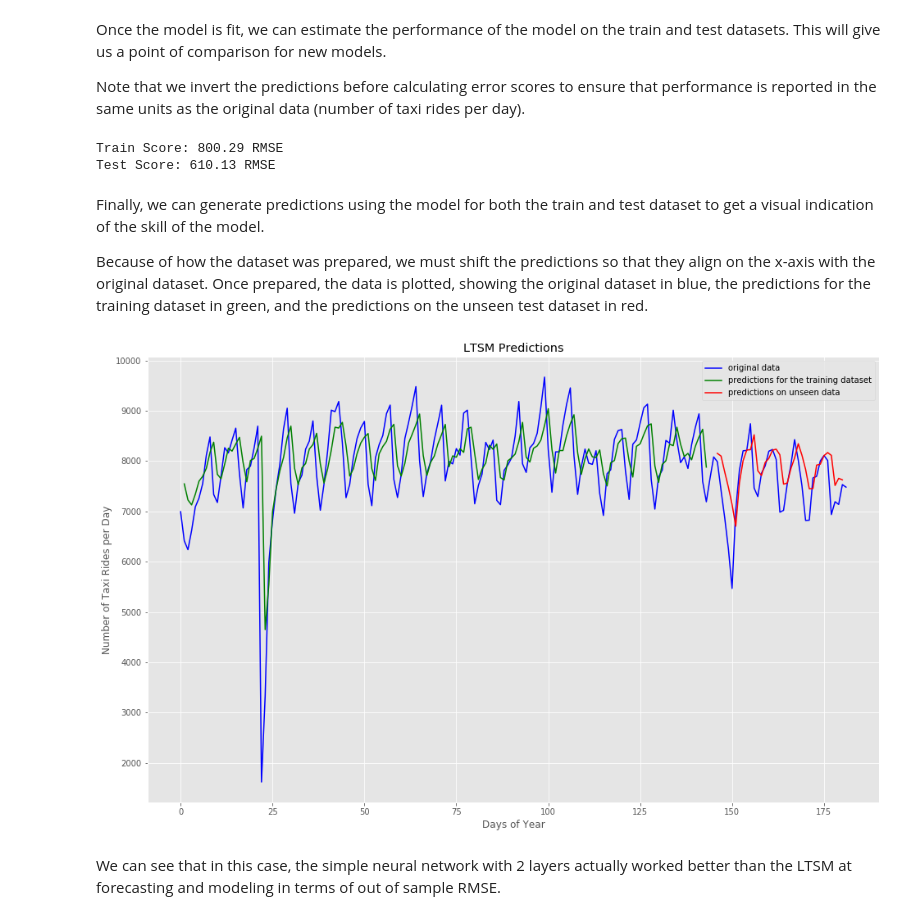
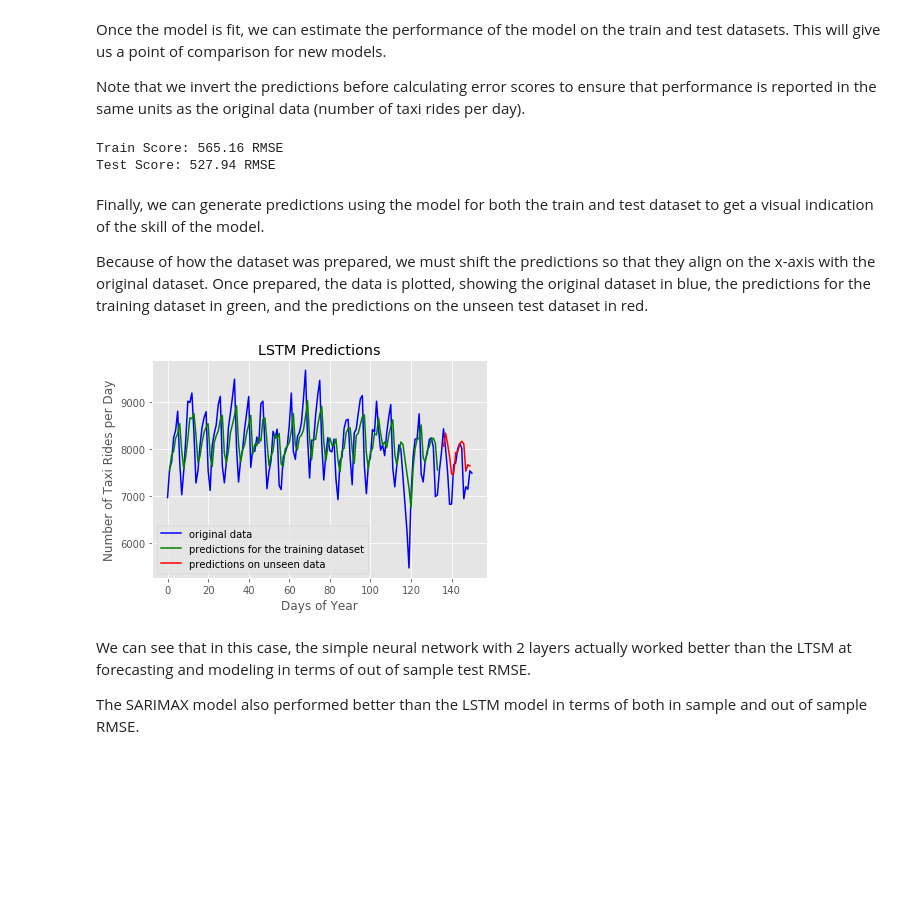
Before and after one commit to justin-hj-kim/NYCtaxi_data_science, a Jupyter notebook: models/Nueral_Network_time_series.ipynb, the cells around one changed output. Saved outputs shown, nothing was run; the diff lists cells and outputs as text; code cells hidden in the pictures; blank space fills up the shorter version.

```diff
--- a/models/Nueral_Network_time_series.ipynb
+++ b/models/Nueral_Network_time_series.ipynb
@@ -40,6 +40,7 @@ Create the time series dataframe
 # %%
 count =  df.groupby('date').count()['id']
 series = pd.DataFrame(({'day': count.index, 'count': count.values})).set_index('day')
+series = series[31:]
 series.head()
 # %% [output]
 |  | count |
@@ -191,7 +208,7 @@ Credit goes to https://machinelearningmastery.com/time-series-prediction-lstm-re
 scaler = MinMaxScaler(feature_range=(0, 1))
 dataset = scaler.fit_transform(series)
 # split into train and test sets
-train_size = int(len(dataset) * 0.80)
+train_size = int(len(dataset) * 0.90)
 test_size = len(dataset) - train_size
 train, test = dataset[0:train_size,:], dataset[train_size:len(dataset),:]
 print(len(train), len(test))
@@ -255,8 +275,8 @@ print('Train Score: %.2f RMSE' % (trainScore))
 testScore = math.sqrt(mean_squared_error(testY[0], testPredict[:,0]))
 print('Test Score: %.2f RMSE' % (testScore))
 # %% [output]
-Train Score: 800.29 RMSE
-Test Score: 610.13 RMSE
+Train Score: 565.16 RMSE
+Test Score: 527.94 RMSE
 # %% [markdown]
 Finally, we can generate predictions using the model for both the train and test dataset to get a visual indication of the skill of the model.
 
@@ -264,23 +284,25 @@ Because of how the dataset was prepared, we must shift the predictions so that t
 # %%
 # shift train predictions for plotting
 trainPredictPlot = np.empty_like(dataset)
 trainPredictPlot[:, :] = np.nan
 trainPredictPlot[look_back:len(trainPredict)+look_back, :] = trainPredict
 # shift test predictions for plotting
 testPredictPlot = np.empty_like(dataset)
 testPredictPlot[:, :] = np.nan
 #shfiting the testing dataset back
 testPredictPlot[len(trainPredict)+(look_back*2)+1:len(dataset)-1, :] = testPredict
 # plot baseline and predictions
 plt.plot(scaler.inverse_transform(dataset), color = 'blue', label = 'original data')
 plt.plot(trainPredictPlot, color = 'green', label = 'predictions for the training dataset')
 plt.plot(testPredictPlot, color= 'red', label = 'predictions on unseen data')
 plt.xlabel('Days of Year')
 plt.ylabel('Number of Taxi Rides per Day')
-plt.title('LTSM Predictions')
+plt.title('LSTM Predictions')
 plt.legend()
 plt.show()
 # %% [output]
-[figure, old version]
+[figure, new version]
 # %% [markdown]
-We can see that in this case, the simple neural network with 2 layers actually worked better than the LTSM at forecasting and modeling in terms of out of sample RMSE.
+We can see that in this case, the simple neural network with 2 layers actually worked better than the LTSM at forecasting and modeling in terms of out of sample test RMSE.
+
+The SARIMAX model also performed better than the LSTM model in terms of both in sample and out of sample RMSE.
```
Also changed, not shown: parts of 12 cells of this notebook, 1 other file.
